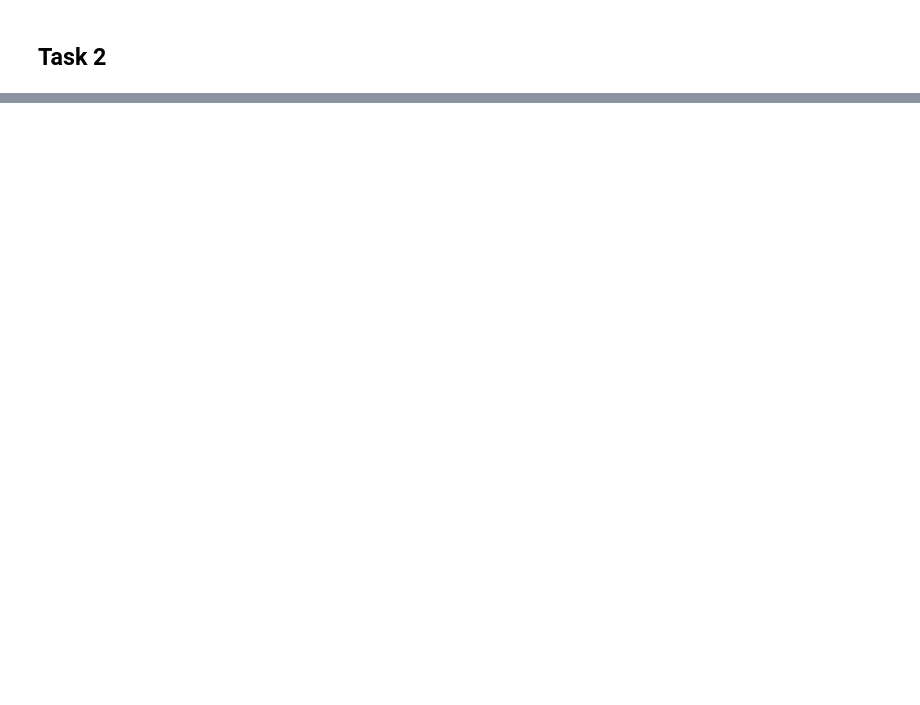
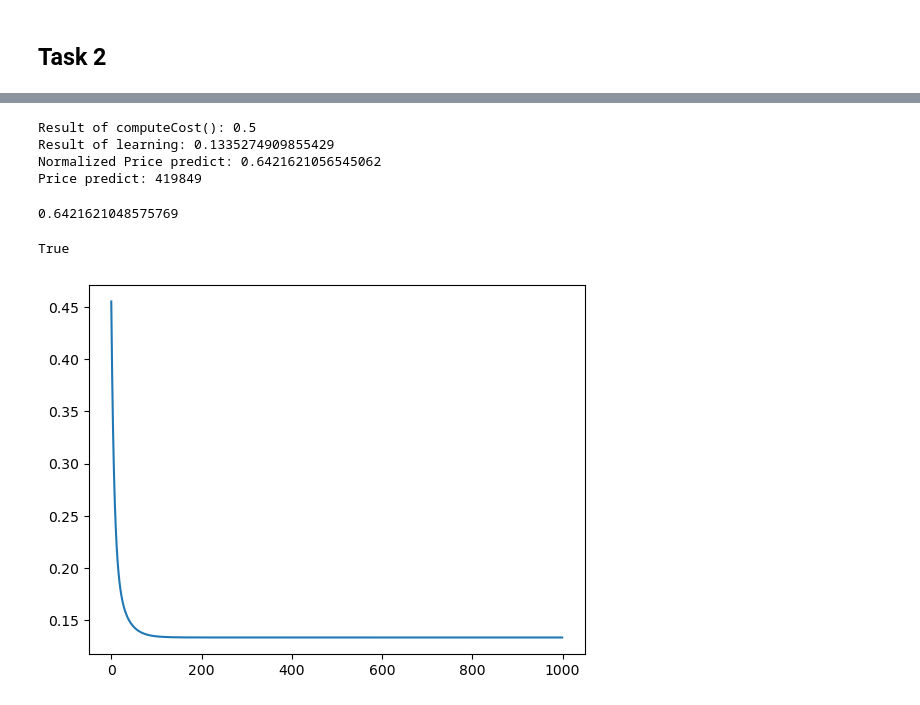
Before and after one commit to sanchine/susu, a Jupyter notebook: ml/practice_1/practice_1.ipynb, the cells around one changed output, grey strips where cells are left out. Saved outputs shown, nothing was run; the diff lists cells and outputs as text; code cells hidden in the pictures; blank space fills up the shorter version.

```diff
--- a/ml/practice_1/practice_1.ipynb
+++ b/ml/practice_1/practice_1.ipynb
@@ -118 +129,48 @@ ndata = {
 }
+# %%
+m = ndata['sizes'].shape[0]
+X = np.column_stack((np.ones(m), ndata['sizes'], ndata['bedrooms']))
+y = ndata['prices']
+
+alpha = 0.05
+iters = 1000
+theta = np.array([0, 0, 0])
+
+cost = computeCost(X, y, theta)
+print('Result of computeCost():', cost)
+
+result_thetas, costs = gradientDescent(X, y, theta, alpha, iters)
+print('Result of learning:', costs[-1])
+
+test_size = (3000 - sizes_mean) / sizes_std
+test_bedroom = (4 - bedrooms_mean) / bedrooms_std
+
+test_x = np.array([[1, test_size, test_bedroom]])
+price_predict = test_x @ result_thetas
+print('Normalized Price predict:', price_predict[-1])
+print('Price predict:', int(price_predict[-1] * prices_std + prices_mean))
+# %% [output]
+Result of computeCost(): 0.5
+Result of learning: 0.1335274909855429
+Normalized Price predict: 0.6421621056545062
+Price predict: 419849
+# %%
+from sklearn import linear_model
+
+
+model = linear_model.LinearRegression()
+model.fit(X, y)
+predicts = model.predict(test_x)
+predicts[-1]
+# %% [output]
+0.6421621048575769
+# %%
+round(price_predict[0], 5) == round(predicts[-1], 5)
+# %% [output]
+True
+# %%
+plt.plot(costs)
+
+plt.show()
+# %% [output]
+[figure, added]
```
Also changed, not shown: parts of 11 cells of this notebook, 12 other files.
